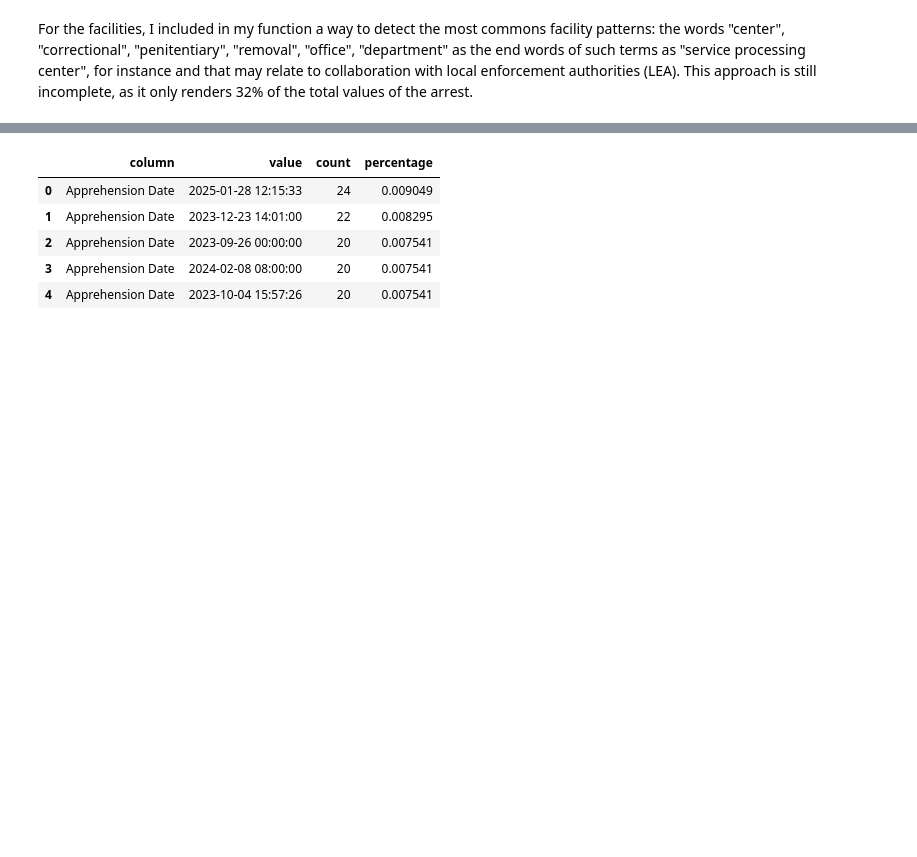
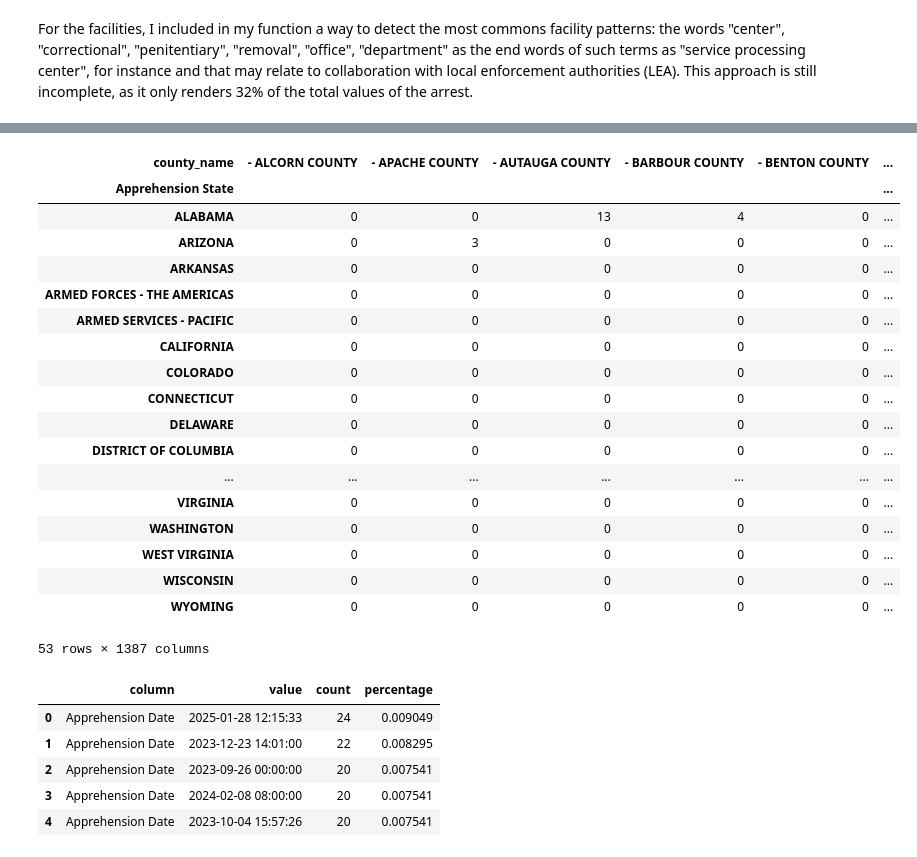
Before and after one commit to GibranMena/lighthouse_ice, a Jupyter notebook: _notebooks/1.0-process-data.ipynb, the cells around one changed output, grey strips where cells are left out. Drawn from its saved outputs; the diff is of its cells as text; code cells hidden in the pictures; blank space fills up the shorter version.

```diff
--- a/_notebooks/1.0-process-data.ipynb
+++ b/_notebooks/1.0-process-data.ipynb
@@ -460,3 +412,14 @@ Then we search for broad string matches for each of the existent names of counti
+# %%
+#Making sure the facility column is clean
+df_arrests["facility_name"] = (
+    df_arrests["facility_name"]
+    .where(df_arrests["facility_name"].notna(), np.nan)  # keep NaN
+    .astype(str)
+    .str.strip()
+    .str.replace(r"^\s*-\s*", "", regex=True)  # removes any leading dash with optional spaces
+    .str.upper()
+    .replace("NAN", np.nan)  # convert string "NAN" back to np.nan
+)
 # %% [markdown]
 ### Task 3 - Drafting questions
 
@@ -540,0 +640,32 @@ df_detentions
+# %%
+
+# Example 1: Pivot table of arrests by State and County
+pivot_state_county = pd.pivot_table(
+    df_arrests,
+    index="Apprehension State",
+    columns="county_name",
+    values="Unique Identifier",  # or another unique identifier
+    aggfunc="count",
+    fill_value=0
+)
+display(pivot_state_county)
+# %% [output]
+| county_name | - ALCORN COUNTY | - APACHE COUNTY | - AUTAUGA COUNTY | - BARBOUR COUNTY | - BENTON COUNTY | ... |
+| Apprehension State |  |  |  |  |  | ... |
+| ALABAMA | 0 | 0 | 13 | 4 | 0 | ... |
+| ARIZONA | 0 | 3 | 0 | 0 | 0 | ... |
+| ARKANSAS | 0 | 0 | 0 | 0 | 0 | ... |
+| ARMED FORCES - THE AMERICAS | 0 | 0 | 0 | 0 | 0 | ... |
+| ARMED SERVICES - PACIFIC | 0 | 0 | 0 | 0 | 0 | ... |
+| CALIFORNIA | 0 | 0 | 0 | 0 | 0 | ... |
+| COLORADO | 0 | 0 | 0 | 0 | 0 | ... |
+| CONNECTICUT | 0 | 0 | 0 | 0 | 0 | ... |
+| DELAWARE | 0 | 0 | 0 | 0 | 0 | ... |
+| DISTRICT OF COLUMBIA | 0 | 0 | 0 | 0 | 0 | ... |
+| ... | ... | ... | ... | ... | ... | ... |
+| VIRGINIA | 0 | 0 | 0 | 0 | 0 | ... |
+| WASHINGTON | 0 | 0 | 0 | 0 | 0 | ... |
+| WEST VIRGINIA | 0 | 0 | 0 | 0 | 0 | ... |
+| WISCONSIN | 0 | 0 | 0 | 0 | 0 | ... |
+| WYOMING | 0 | 0 | 0 | 0 | 0 | ... |
+53 rows × 1387 columns
```
Also changed, not shown: parts of 23 cells of this notebook, 17 other files.
